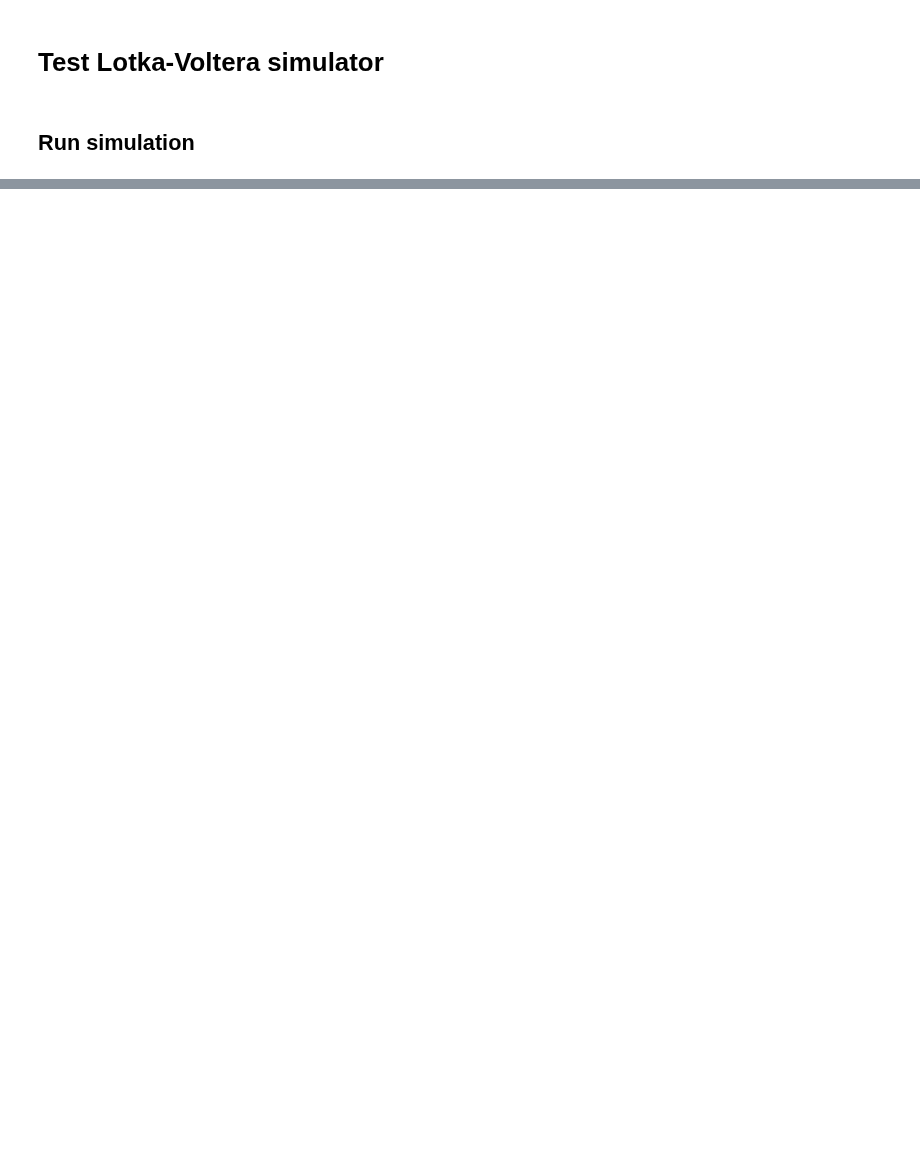
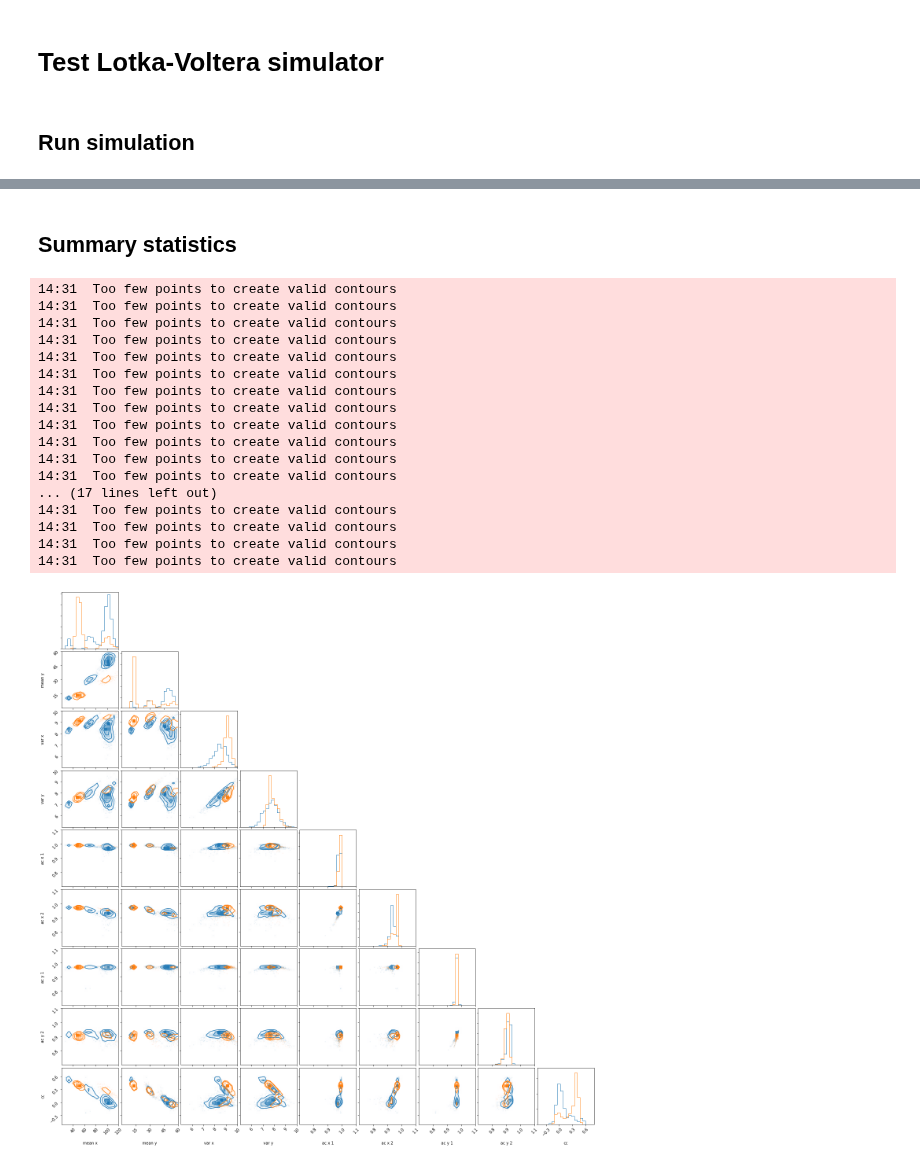
Before and after one commit to johannbrehmer/goldmine, a Jupyter notebook: goldmine/notebooks/lotka_volterra/simulator.ipynb, the cells around one changed output, grey strips where cells are left out. Cells and saved outputs as stored; diff of their text form; code cells hidden in the pictures; blank space fills up the shorter version.

```diff
--- a/goldmine/notebooks/lotka_volterra/simulator.ipynb
+++ b/goldmine/notebooks/lotka_volterra/simulator.ipynb
@@ -25,0 +82,29 @@ x2, histories2 = simulator.rvs(theta2, 100, return_histories=True)
+# %% [markdown]
+## Summary statistics
+# %%
+import corner
+
+labels = [r'mean x', r'mean y', r'var x', r'var y', r'ac x 1', r'ac x 2', r'ac y 1', r'ac y 2', 'cc']
+ranges = [(20.,120.), (0.,60.), (5.,10.), (5.,10.), (0.7,1.1), (0.7,1.1), (0.7,1.1), (0.7,1.1), (-.5,.8)]
+
+fig = corner.corner(x0, color='C0', labels=labels, range=ranges)
+_ = corner.corner(x1, color='C1', labels=labels, range=ranges, fig=fig)
+# %% [output]
+14:31  Too few points to create valid contours
+14:31  Too few points to create valid contours
+14:31  Too few points to create valid contours
+14:31  Too few points to create valid contours
+14:31  Too few points to create valid contours
+14:31  Too few points to create valid contours
+14:31  Too few points to create valid contours
+14:31  Too few points to create valid contours
+14:31  Too few points to create valid contours
+14:31  Too few points to create valid contours
+14:31  Too few points to create valid contours
+14:31  Too few points to create valid contours
+... (17 lines left out)
+14:31  Too few points to create valid contours
+14:31  Too few points to create valid contours
+14:31  Too few points to create valid contours
+14:31  Too few points to create valid contours
+[figure, added]
```
Also changed, not shown: parts of 8 cells of this notebook, 2 other files.
